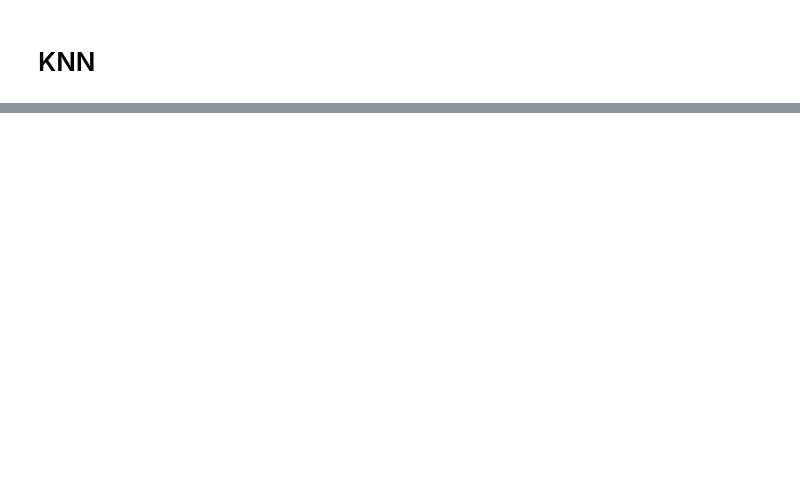
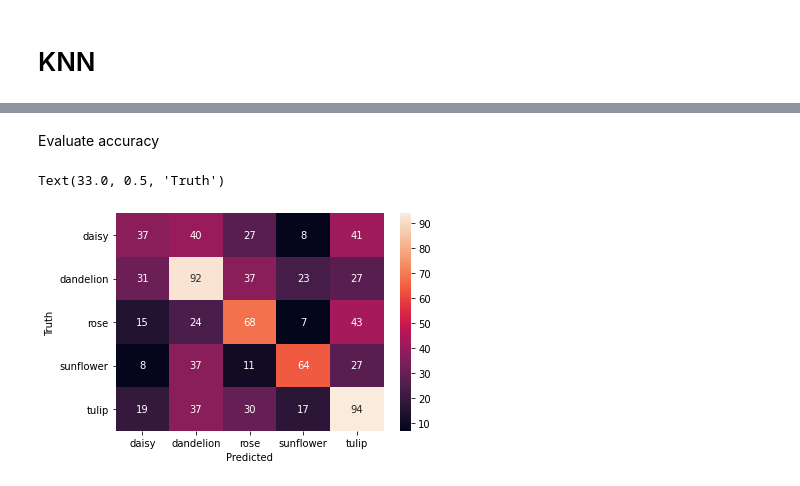
Before and after one commit to GiantSweetroll/uow-foundations-ai, a Jupyter notebook: Lab/assignment1/main.ipynb, the cells around one changed output, grey strips where cells are left out. Saved outputs shown, nothing was run; the diff lists cells and outputs as text; code cells hidden in the pictures; blank space fills up the shorter version.

```diff
--- a/Lab/assignment1/main.ipynb
+++ b/Lab/assignment1/main.ipynb
@@ -27,0 +120,15 @@ TULIP = load_images_from_folder('./flowers/tulip/')
+# %% [markdown]
+Evaluate accuracy
+# %%
+y_pred = neigh.predict(x_test_reshaped)
+cm_labels = np.unique(y_test)
+cm = confusion_matrix(y_test, y_pred)
+
+cm_array_df = pd.DataFrame(cm, index=cm_labels, columns=cm_labels)
+
+sn.heatmap(cm_array_df, annot=True, fmt='d')
+plt.xlabel('Predicted')
+plt.ylabel('Truth')
+# %% [output]
+Text(33.0, 0.5, 'Truth')
+[figure, added]
```
Also changed, not shown: parts of 24 cells of this notebook, 4 other files.
